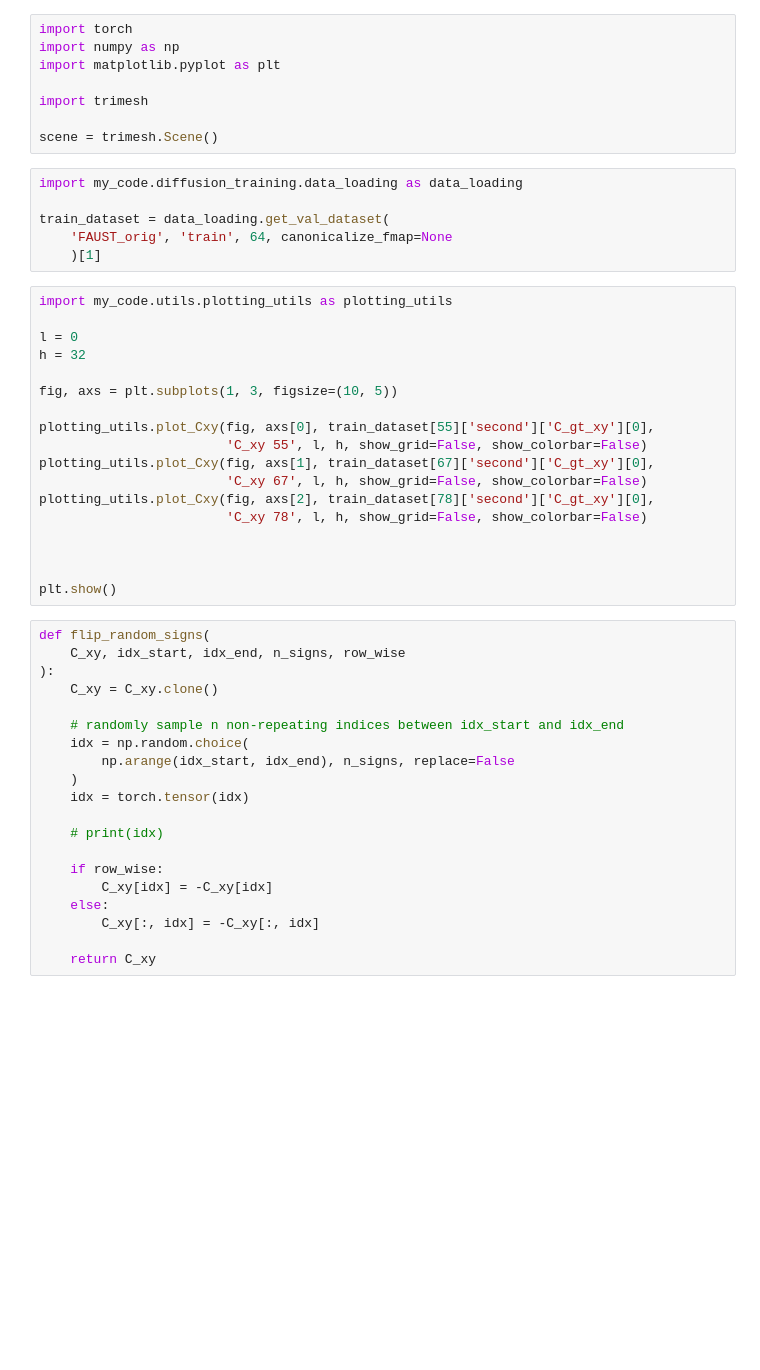
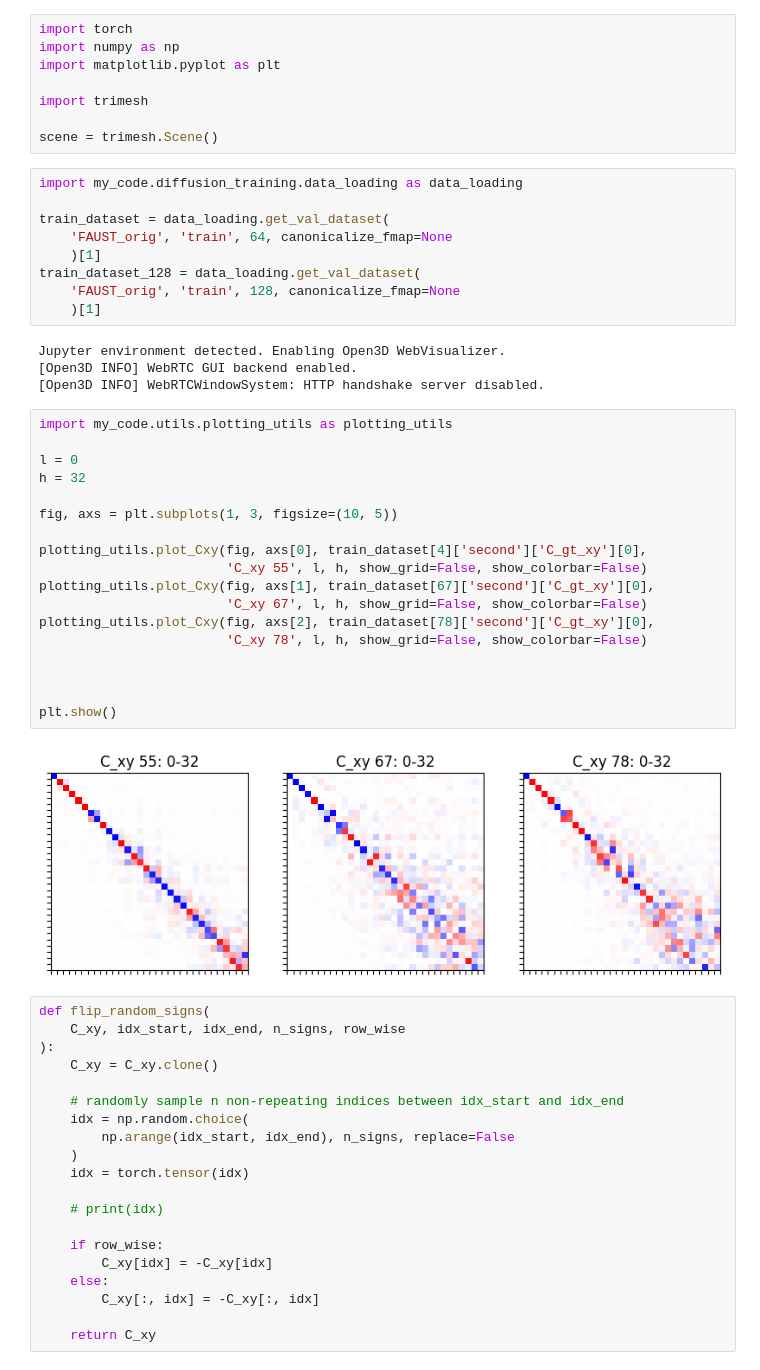
Before and after one commit to alekseizhuravlev/shape_matching, a Jupyter notebook: notebooks/10.07.2024/sign_error_to_p2p.ipynb, the cells around one changed output. Saved outputs shown, nothing was run; the diff lists cells and outputs as text; blank space fills up the shorter version.

```diff
--- a/notebooks/10.07.2024/sign_error_to_p2p.ipynb
+++ b/notebooks/10.07.2024/sign_error_to_p2p.ipynb
@@ -12,24 +12,33 @@ import my_code.diffusion_training.data_loading as data_loading
 train_dataset = data_loading.get_val_dataset(
     'FAUST_orig', 'train', 64, canonicalize_fmap=None
     )[1]
+train_dataset_128 = data_loading.get_val_dataset(
+    'FAUST_orig', 'train', 128, canonicalize_fmap=None
+    )[1]
+# %% [output]
+Jupyter environment detected. Enabling Open3D WebVisualizer.
+[Open3D INFO] WebRTC GUI backend enabled.
+[Open3D INFO] WebRTCWindowSystem: HTTP handshake server disabled.
 # %%
 import my_code.utils.plotting_utils as plotting_utils
 
 l = 0
 h = 32
 
 fig, axs = plt.subplots(1, 3, figsize=(10, 5))
 
-plotting_utils.plot_Cxy(fig, axs[0], train_dataset[55]['second']['C_gt_xy'][0],
+plotting_utils.plot_Cxy(fig, axs[0], train_dataset[4]['second']['C_gt_xy'][0],
                         'C_xy 55', l, h, show_grid=False, show_colorbar=False)
 plotting_utils.plot_Cxy(fig, axs[1], train_dataset[67]['second']['C_gt_xy'][0],
                         'C_xy 67', l, h, show_grid=False, show_colorbar=False)
 plotting_utils.plot_Cxy(fig, axs[2], train_dataset[78]['second']['C_gt_xy'][0],
                         'C_xy 78', l, h, show_grid=False, show_colorbar=False)
 
 
 
 plt.show()
+# %% [output]
+[figure, added]
 # %%
 def flip_random_signs(
     C_xy, idx_start, idx_end, n_signs, row_wise
```
Also changed, not shown: parts of 7 cells of this notebook, 6 other files.
